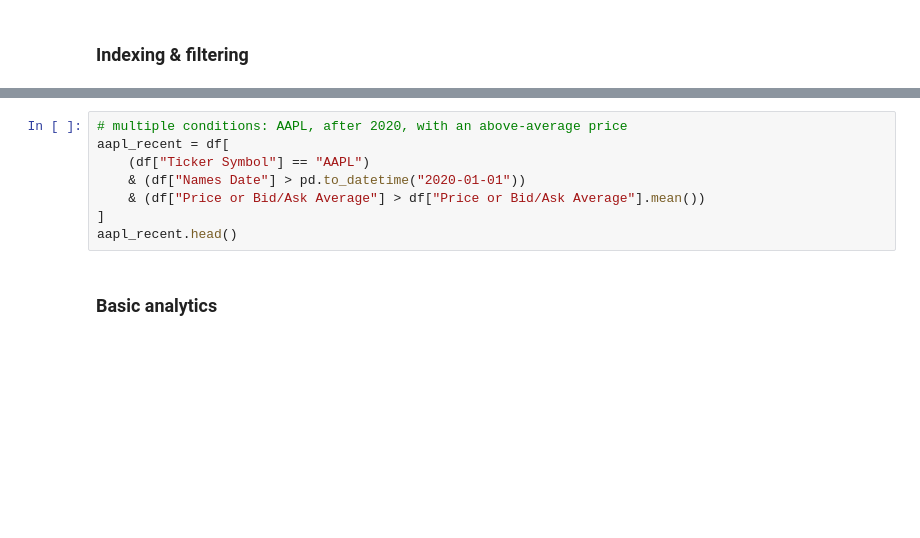
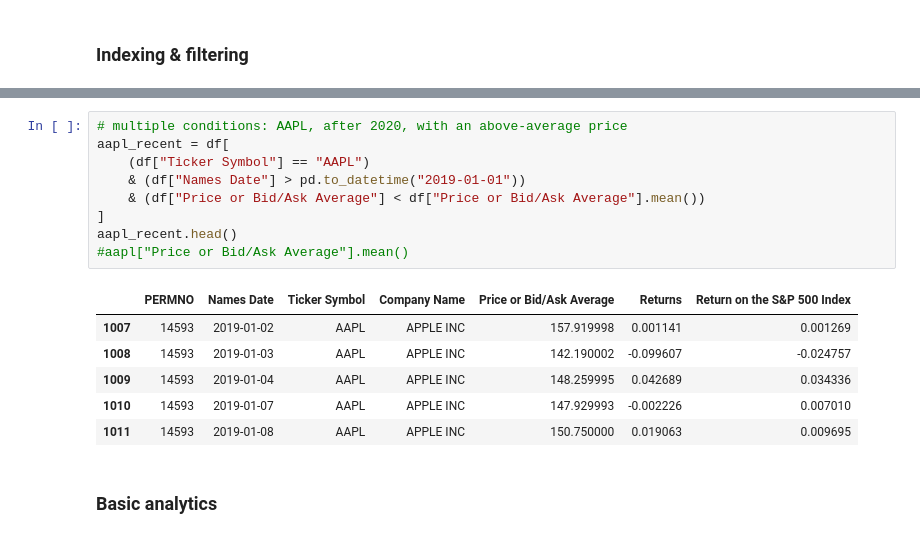
Before and after one commit to sharafi-zahra/Data-Science-Course-WS2026, a Jupyter notebook: Session 2/Session 2a - Pandas, Tidy Data and Entity Matching.ipynb, the cells around one changed output, grey strips where cells are left out. Drawn from its saved outputs; the diff is of its cells as text; blank space fills up the shorter version.

```diff
--- a/Session 2/Session 2a - Pandas, Tidy Data and Entity Matching.ipynb
+++ b/Session 2/Session 2a - Pandas, Tidy Data and Entity Matching.ipynb
@@ -59,11 +175,19 @@ aapl.head()
 # %%
 # multiple conditions: AAPL, after 2020, with an above-average price
 aapl_recent = df[
     (df["Ticker Symbol"] == "AAPL")
-    & (df["Names Date"] > pd.to_datetime("2020-01-01"))
-    & (df["Price or Bid/Ask Average"] > df["Price or Bid/Ask Average"].mean())
+    & (df["Names Date"] > pd.to_datetime("2019-01-01"))
+    & (df["Price or Bid/Ask Average"] < df["Price or Bid/Ask Average"].mean())
 ]
 aapl_recent.head()
+#aapl["Price or Bid/Ask Average"].mean()
+# %% [output]
+|  | PERMNO | Names Date | Ticker Symbol | Company Name | Price or Bid/Ask Average | Returns | Return on the S&P 500 Index |
+| 1007 | 14593 | 2019-01-02 | AAPL | APPLE INC | 157.919998 | 0.001141 | 0.001269 |
+| 1008 | 14593 | 2019-01-03 | AAPL | APPLE INC | 142.190002 | -0.099607 | -0.024757 |
+| 1009 | 14593 | 2019-01-04 | AAPL | APPLE INC | 148.259995 | 0.042689 | 0.034336 |
+| 1010 | 14593 | 2019-01-07 | AAPL | APPLE INC | 147.929993 | -0.002226 | 0.007010 |
+| 1011 | 14593 | 2019-01-08 | AAPL | APPLE INC | 150.750000 | 0.019063 | 0.009695 |
 # %% [markdown]
 ### Basic analytics
 # %%
```
Also changed, not shown: parts of 55 cells of this notebook, 1 other file.
